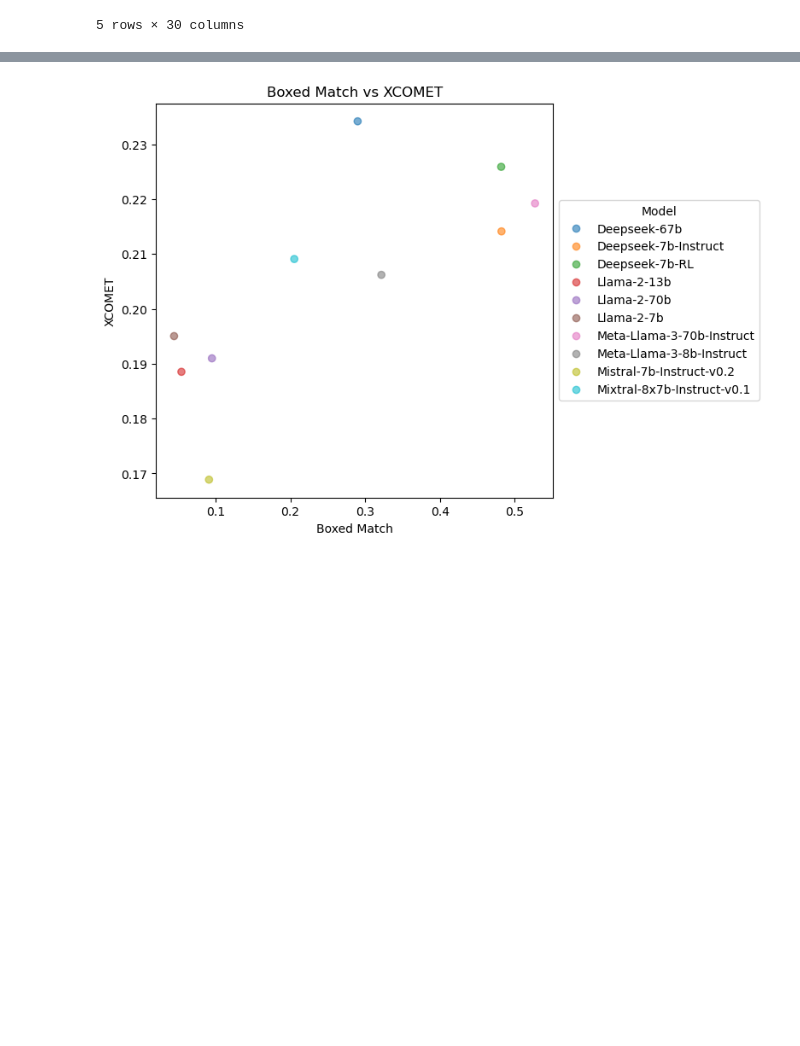
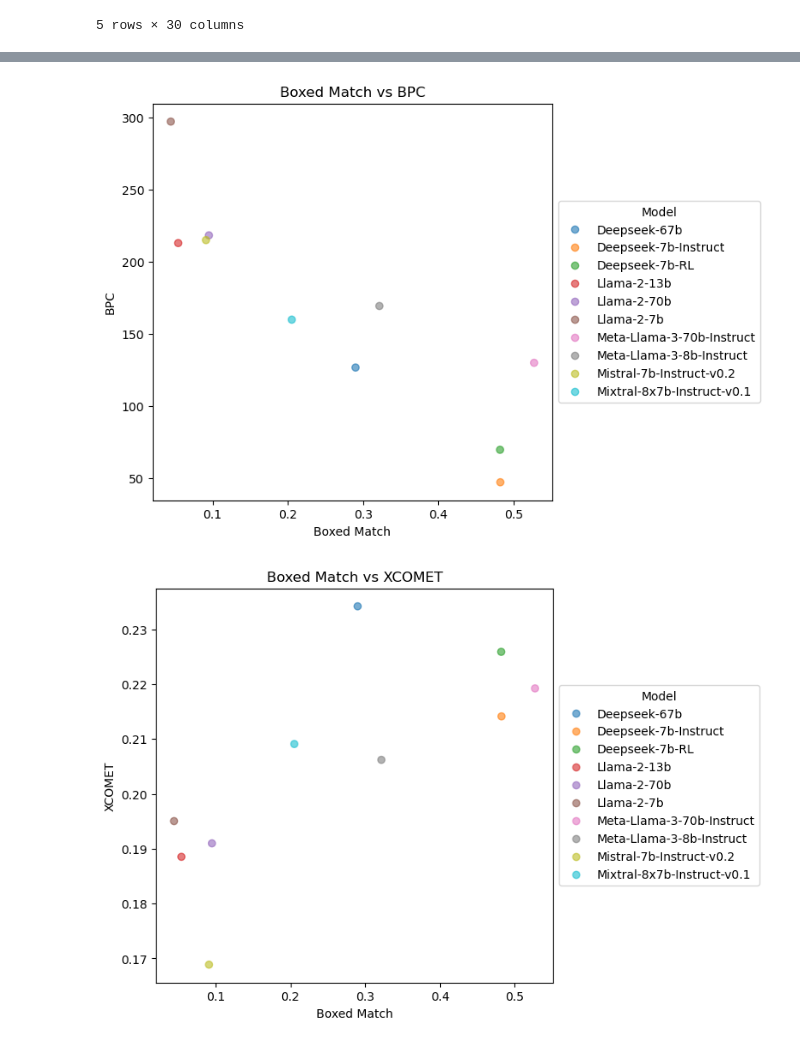
Before and after one commit to kaifronsdal/TheoremSense, a Jupyter notebook: theoremsense/explore_metrics.ipynb, the cells around one changed output, grey strips where cells are left out. Saved outputs shown, nothing was run; the diff lists cells and outputs as text; code cells hidden in the pictures; blank space fills up the shorter version.

```diff
--- a/theoremsense/explore_metrics.ipynb
+++ b/theoremsense/explore_metrics.ipynb
@@ -441,3 +483,9 @@ def plot_metric_vs_metric_by_model_and_dataset(metric1, metric2, metric1_name='M
+# %%
+temp = boxed_match_grouped[boxed_match_grouped.index.get_level_values('model').isin(tf_grouped.index.get_level_values('model'))]
+plot_metric_vs_metric_by_model(temp.groupby('model').mean()['boxed_match'],
+                               tf_grouped.groupby('model').mean()['sumCE'], 'Boxed Match', 'BPC')
+# %% [output]
+[figure, added]
 # %%
 plot_metric_vs_metric_by_model(boxed_match_grouped.groupby('model').mean()['boxed_match'],
                                xcomet_grouped.groupby('model').mean()['scores'], 'Boxed Match', 'XCOMET')
```
Also changed, not shown: parts of 10 cells of this notebook, 2 other files.
